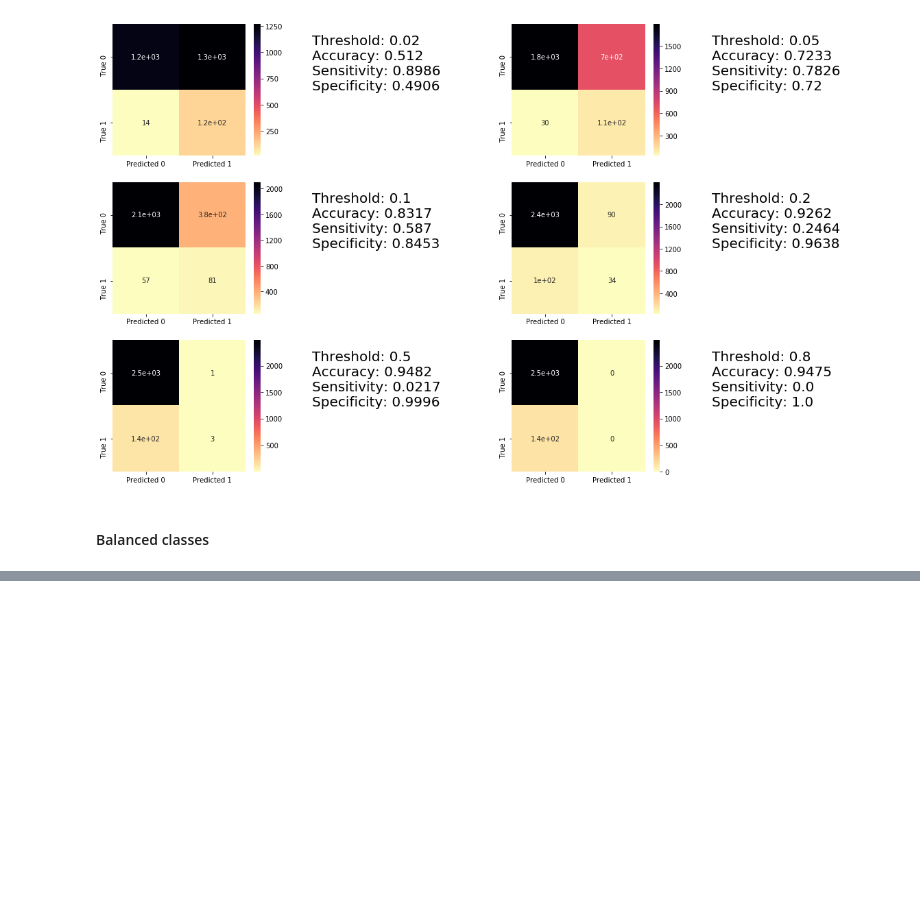
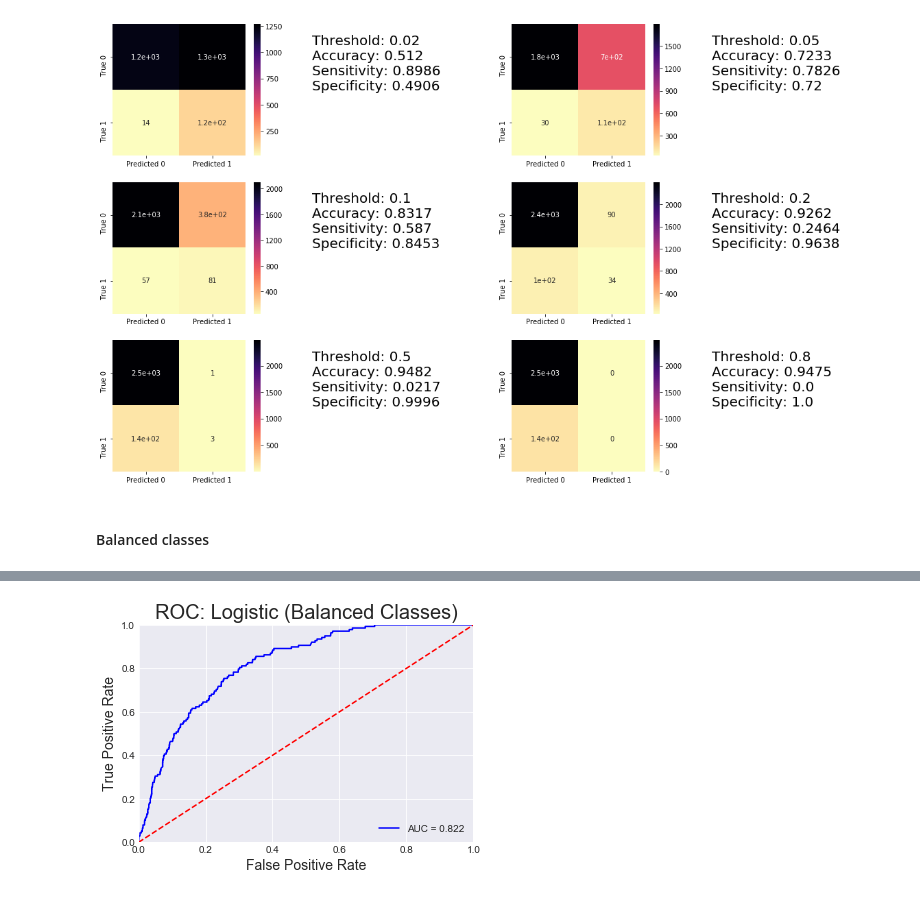
Before and after one commit to helencai62/CDC_WNV_project, a Jupyter notebook: logistic model.ipynb, the cells around one changed output, grey strips where cells are left out. Saved outputs shown, nothing was run; the diff lists cells and outputs as text; code cells hidden in the pictures; blank space fills up the shorter version.

```diff
--- a/logistic model.ipynb
+++ b/logistic model.ipynb
@@ -446,5 +477,25 @@ Test ROC AUC: 0.8223575034499624
 Test confusion matrix:
 [figure]
+# %%
+# ROC
+sns.set_style('darkgrid')
+
+probs = gs_bal.predict_proba(X_test)
+preds = probs[:,1]
+x, y, threshold = roc_curve(y_test, preds)
+roc_auc = auc(x, y)
+
+plt.title('ROC: Logistic (Balanced Classes)', fontsize = 20)
+plt.plot(x, y, 'b', label = 'AUC = %0.3f' % roc_auc)
+plt.legend(loc = 'lower right')
+plt.plot([0, 1], [0, 1],'r--')
+plt.xlim([0, 1])
+plt.ylim([0, 1])
+plt.ylabel('True Positive Rate', fontsize = 14)
+plt.xlabel('False Positive Rate', fontsize = 14)
+plt.show()
+# %% [output]
+[figure, added]
 # %%
 # look at parameters
 betas_bal = gs_bal.best_estimator_.named_steps['lr'].coef_
```
Also changed, not shown: parts of 18 cells of this notebook, 5 other files.
